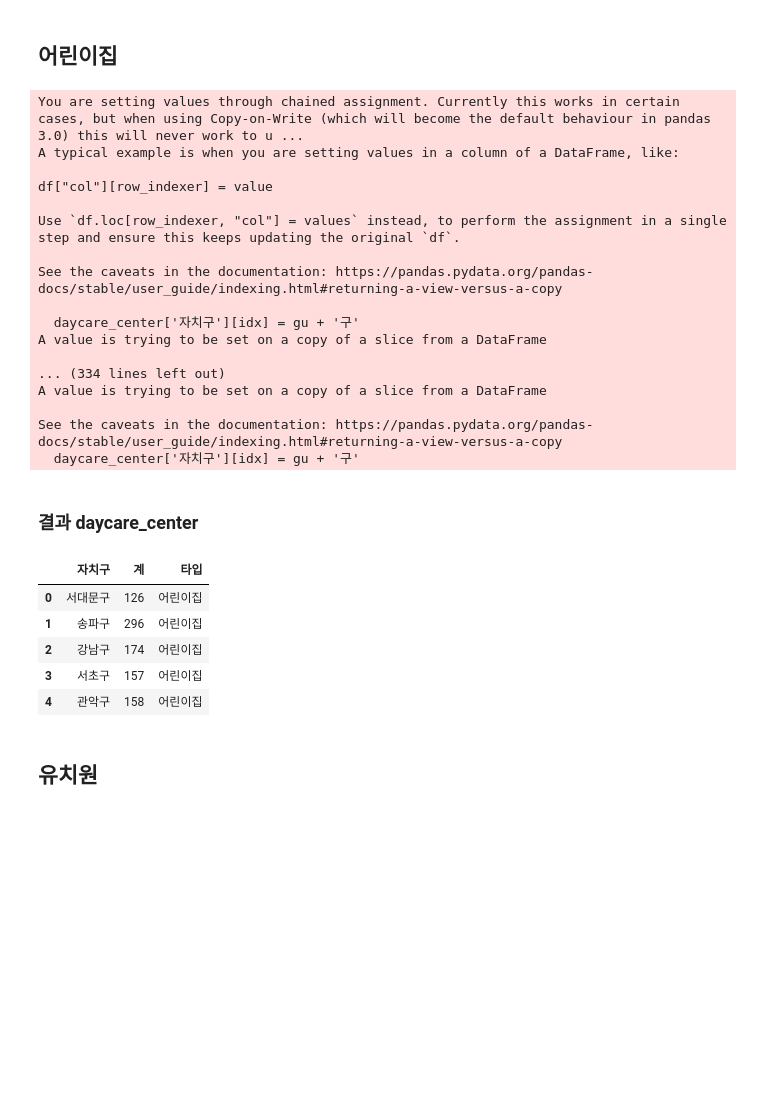
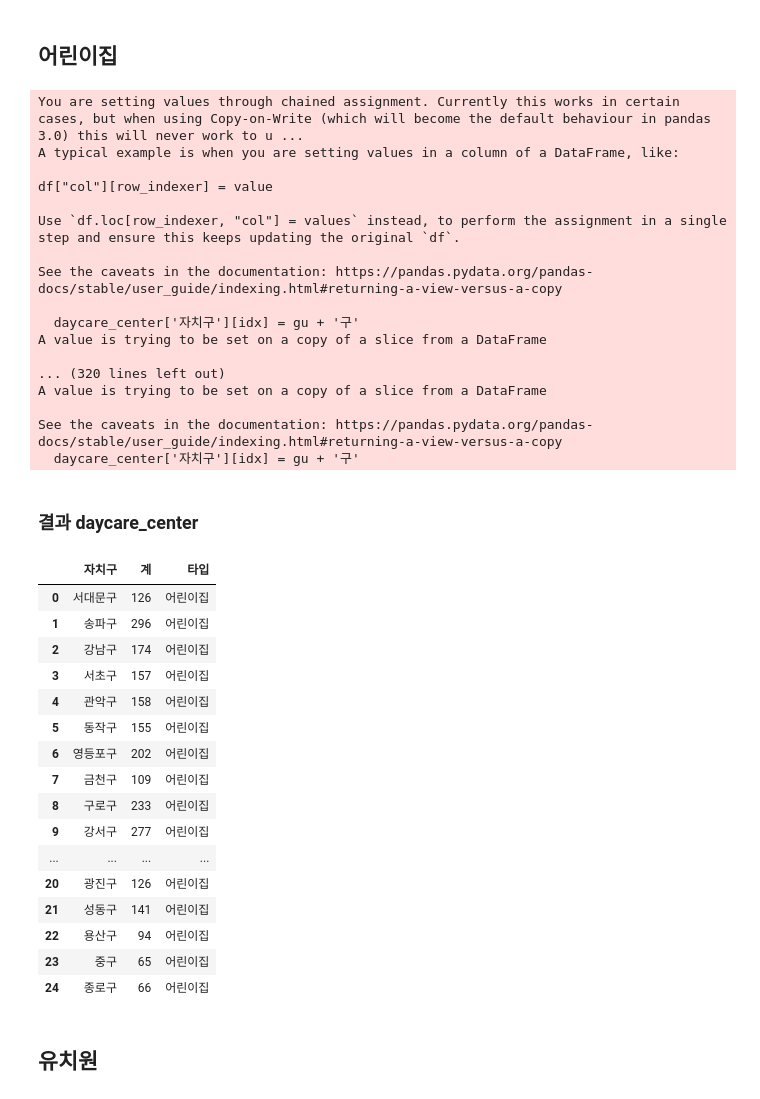
Before and after one commit to addinedu-ros-9th/eda-repo-2, a Jupyter notebook: data_collection/education.ipynb, the cells around one changed output. Cells and saved outputs as stored; diff of their text form; code cells hidden in the pictures; blank space fills up the shorter version.

```diff
--- a/data_collection/education.ipynb
+++ b/data_collection/education.ipynb
@@ -19,7 +19,10 @@ daycare_center.reset_index()
 daycare_center['타입'] = '어린이집'
 
 for idx, gu in enumerate(daycare_center['자치구']):
-    daycare_center['자치구'][idx] = gu + '구'
+    if gu == '중구':
+        pass
+    else:
+        daycare_center['자치구'][idx] = gu + '구'
 # %% [output]
 You are setting values through chained assignment. Currently this works in certain cases, but when using Copy-on-Write (which will become the default behaviour in pandas 3.0) this will never work to u ...
 A typical example is when you are setting values in a column of a DataFrame, like:
@@ -33,7 +36,7 @@ See the caveats in the documentation: https://pandas.pydata.org/pandas-docs/stab
   daycare_center['자치구'][idx] = gu + '구'
 A value is trying to be set on a copy of a slice from a DataFrame
 
-... (334 lines left out)
+... (320 lines left out)
 A value is trying to be set on a copy of a slice from a DataFrame
 
 See the caveats in the documentation: https://pandas.pydata.org/pandas-docs/stable/user_guide/indexing.html#returning-a-view-versus-a-copy
@@ -41,14 +44,25 @@ See the caveats in the documentation: https://pandas.pydata.org/pandas-docs/stab
 # %% [markdown]
 ### 결과 daycare_center
 # %%
-daycare_center.head()
+daycare_center
 # %% [output]
 |  | 자치구 | 계 | 타입 |
 | 0 | 서대문구 | 126 | 어린이집 |
 | 1 | 송파구 | 296 | 어린이집 |
 | 2 | 강남구 | 174 | 어린이집 |
 | 3 | 서초구 | 157 | 어린이집 |
 | 4 | 관악구 | 158 | 어린이집 |
+| 5 | 동작구 | 155 | 어린이집 |
+| 6 | 영등포구 | 202 | 어린이집 |
+| 7 | 금천구 | 109 | 어린이집 |
+| 8 | 구로구 | 233 | 어린이집 |
+| 9 | 강서구 | 277 | 어린이집 |
+| ... | ... | ... | ... |
+| 20 | 광진구 | 126 | 어린이집 |
+| 21 | 성동구 | 141 | 어린이집 |
+| 22 | 용산구 | 94 | 어린이집 |
+| 23 | 중구 | 65 | 어린이집 |
+| 24 | 종로구 | 66 | 어린이집 |
 # %% [markdown]
 ## 유치원
 # %%
```
Also changed, not shown: parts of 81 cells of this notebook.
